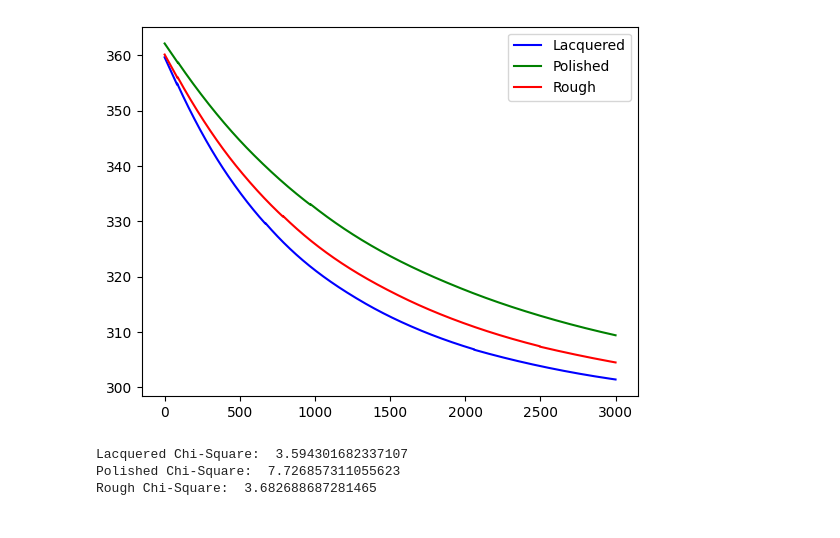
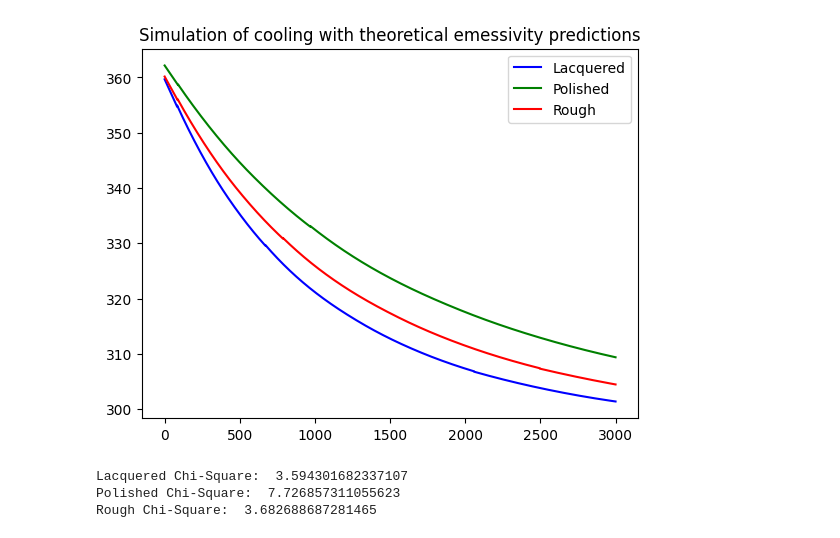
Before and after one commit to loganmachale/Modelling-Cooling-Mechanisms, a Jupyter notebook: NEWNEWNEWNENWENNNWENWNENWNENNWEN.ipynb, the cells around one changed output. Cells and saved outputs as stored; diff of their text form; code cells hidden in the pictures.

```diff
--- a/NEWNEWNEWNENWENNNWENWNENWNENNWEN.ipynb
+++ b/NEWNEWNEWNENWENNNWENWNENWNENNWEN.ipynb
@@ -66,34 +66,35 @@ def dydt_arr(t, y_arr, M, e, A, r):
 
     T = y_arr[0]
 
     # dT/dt
     return np.array([(-A * e * sigma * T ** 4 - 1.32 * h(T, Tamb, r) * A * (T - Tamb) + A * e * sigma * Tamb ** 4) / (M * hcAl)])
 
 
 t_0 = 0
 t_f = 3000
 steps = int(1E5)
 t_arr = np.linspace(t_0, t_f, steps)
 
 solarr = []
 
 for i in range(3):
     sol = integrate.solve_ivp(dydt_arr, (t_0, t_f),
                               y_0arr[i],
                               method='LSODA',
                               t_eval=t_arr,
                               args=carrAll[i])
 
     solT = sol['y'][0]
     solarr.append(solT)
 
+plt.title("Simulation of cooling with theoretical emessivity predictions")
 plt.plot(t_arr, solarr[0], "b")
 plt.plot(t_arr, solarr[1], "g")
 plt.plot(t_arr, solarr[2], "r")
 plt.legend(['Lacquered', 'Polished', 'Rough'])
 plt.show()
 # %% [output]
-[figure, old version]
+[figure, new version]
 # %%
 fname = 'experimentdata.csv'
 colours = ["r.", "g.", "b."]
```
Also changed, not shown: 2 other files.
